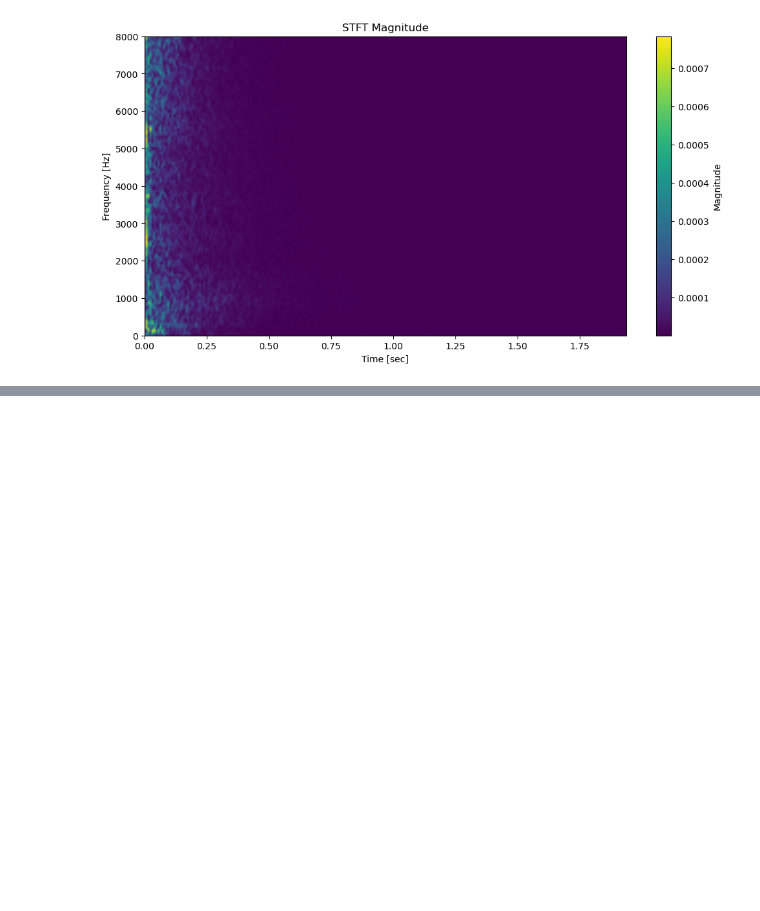
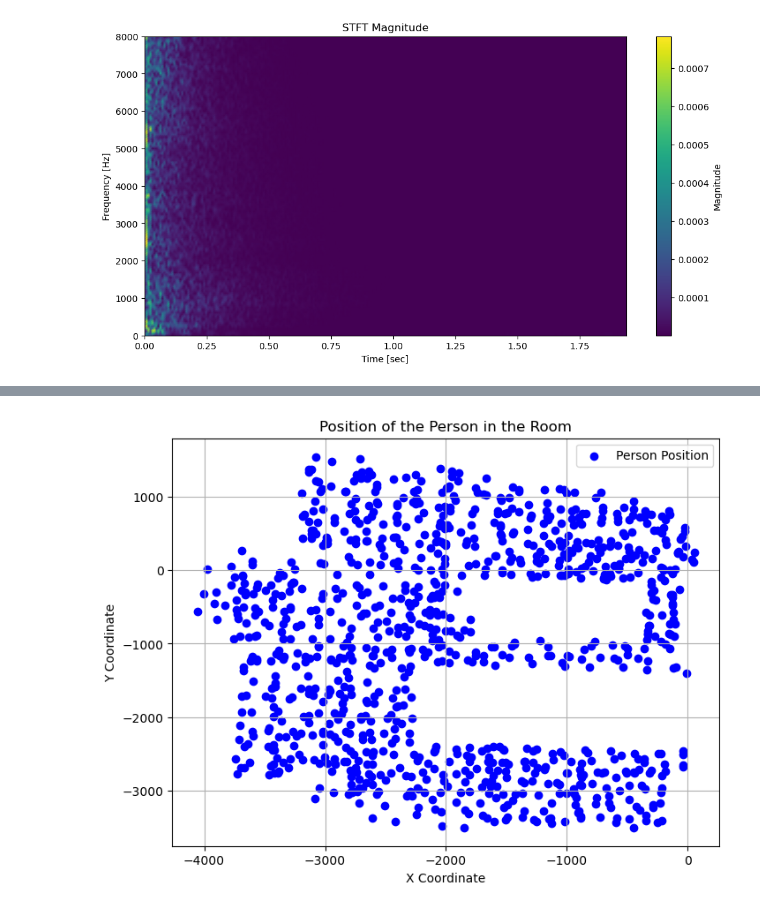
Before and after one commit to guillaumelalire/Acoustic-IA-Data-Hack-2024, a Jupyter notebook: vincentleboss.ipynb, the cells around one changed output, grey strips where cells are left out. Cells and saved outputs as stored; diff of their text form; code cells hidden in the pictures; blank space fills up the shorter version.

```diff
--- a/vincentleboss.ipynb
+++ b/vincentleboss.ipynb
@@ -224,0 +248,45 @@ plt.show()
+# %%
+import numpy as np
+import matplotlib.pyplot as plt
+
+# Load the RIRs data
+data_rirs = np.load('data/LivingRoom_preprocessed_hack/Human1/deconvoled_trim.npy')
+
+# Load the centroid data (positions of humans)
+data_centroid = np.load('data/LivingRoom_preprocessed_hack/Human1/centroid.npy')
+
+# Assuming 'data_rirs' contains RIRs and 'data_centroid' contains centroid positions
+
+# Create a list to store combined samples (RIRs + localization)
+combined_samples = []
+
+# Iterate through each data point and combine RIRs with the corresponding localization
+for i in range(len(data_rirs)):
+    # Get the RIRs for the current data point
+    rirs = data_rirs[i]
+
+    # Get the position (x, y) of the human for the current data point
+    position = data_centroid[i]
+
+    # Combine RIRs with the localization information
+    combined_sample = {'RIRs': rirs, 'Position': position}
+
+    # Append the combined sample to the list
+    combined_samples.append(combined_sample)
+
+# Visualize the data
+
+# Plot the x and y coordinates of the person's localization
+x_coordinates = [sample['Position'][0] for sample in combined_samples]
+y_coordinates = [sample['Position'][1] for sample in combined_samples]
+
+plt.figure(figsize=(8, 6))
+plt.scatter(x_coordinates, y_coordinates, color='blue', label='Person Position')
+plt.title('Position of the Person in the Room')
+plt.xlabel('X Coordinate')
+plt.ylabel('Y Coordinate')
+plt.legend()
+plt.grid(True)
+plt.show()
+# %% [output]
+[figure, added]
```
Also changed, not shown: parts of 6 cells of this notebook.
